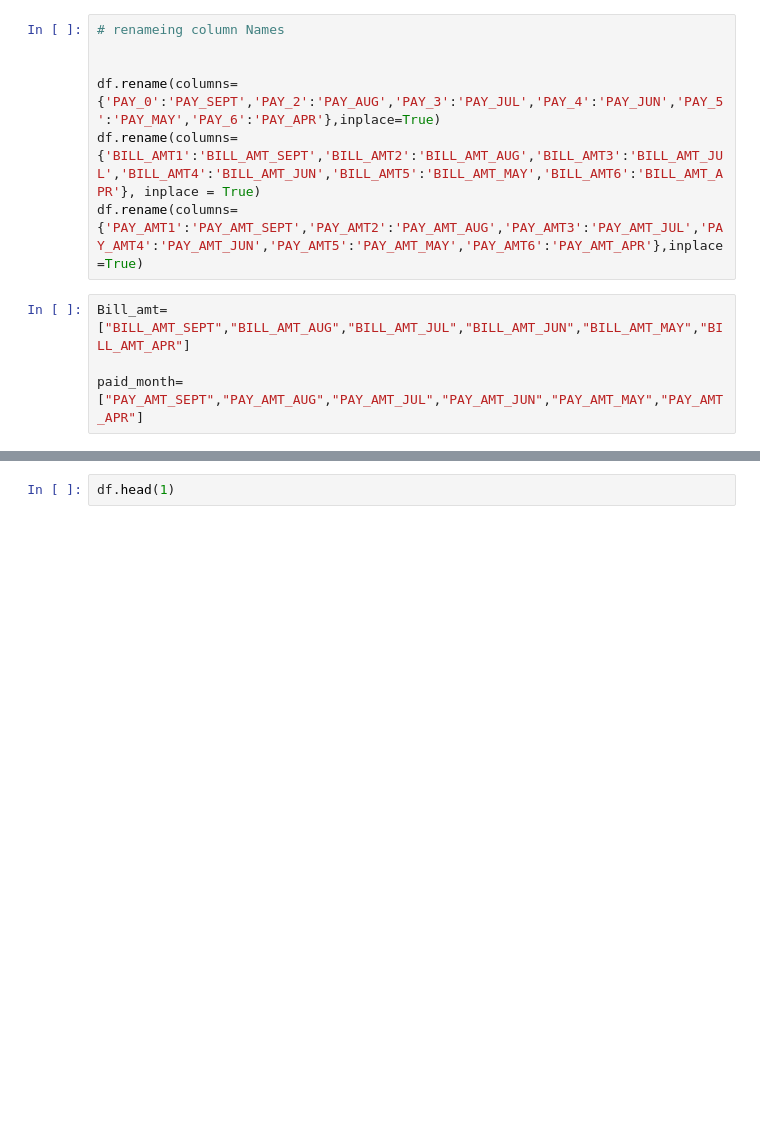
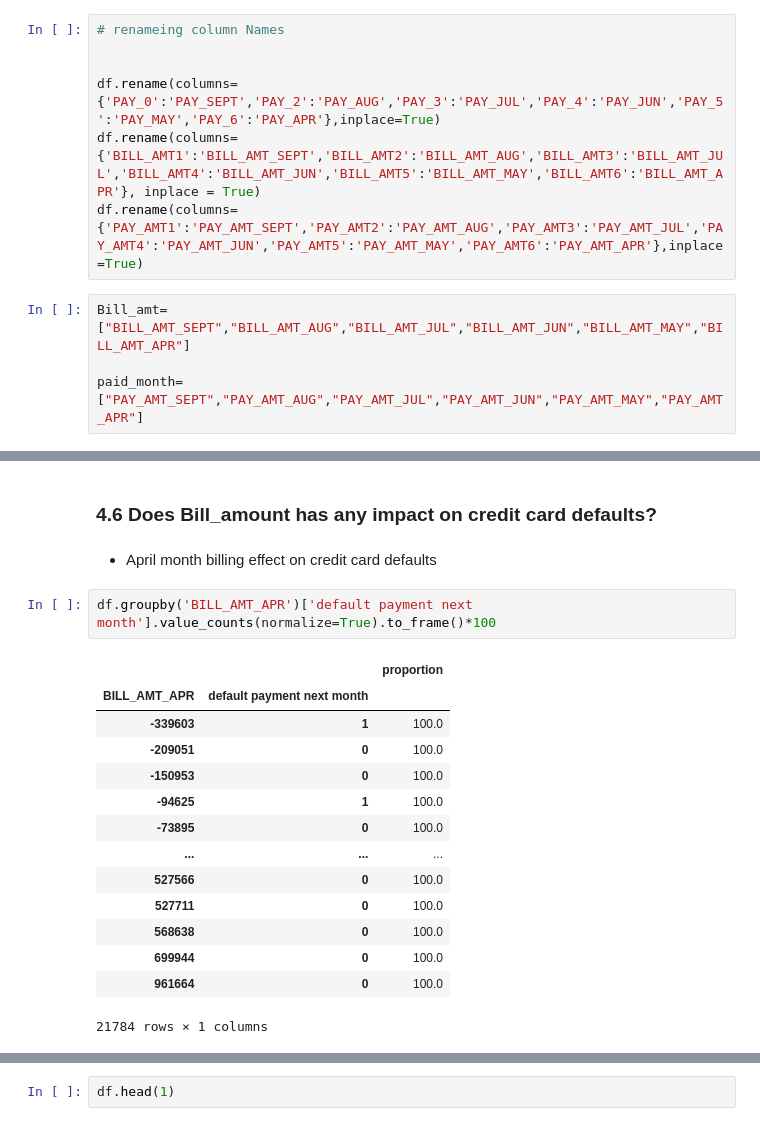
Before and after one commit to kota-Git/Credit_Card_Fraud_Detection_Real_Time, a Jupyter notebook: note_book/1_EDA_on_Credit_card.ipynb, the cells around one changed output, grey strips where cells are left out. Saved outputs shown, nothing was run; the diff lists cells and outputs as text; blank space fills up the shorter version.

```diff
--- a/note_book/1_EDA_on_Credit_card.ipynb
+++ b/note_book/1_EDA_on_Credit_card.ipynb
@@ -871,0 +900,21 @@ paid_month=["PAY_AMT_SEPT","PAY_AMT_AUG","PAY_AMT_JUL","PAY_AMT_JUN","PAY_AMT_MA
+# %% [markdown]
+### 4.6 Does Bill_amount  has any impact on credit card defaults?
+# %% [markdown]
+- April month billing effect on credit card defaults
+# %%
+df.groupby('BILL_AMT_APR')['default payment next month'].value_counts(normalize=True).to_frame()*100
+# %% [output]
+|  |  | proportion |
+| BILL_AMT_APR | default payment next month |  |
+| -339603 | 1 | 100.0 |
+| -209051 | 0 | 100.0 |
+| -150953 | 0 | 100.0 |
+| -94625 | 1 | 100.0 |
+| -73895 | 0 | 100.0 |
+| ... | ... | ... |
+| 527566 | 0 | 100.0 |
+| 527711 | 0 | 100.0 |
+| 568638 | 0 | 100.0 |
+| 699944 | 0 | 100.0 |
+| 961664 | 0 | 100.0 |
+21784 rows × 1 columns
```
Also changed, not shown: parts of 14 cells of this notebook.
